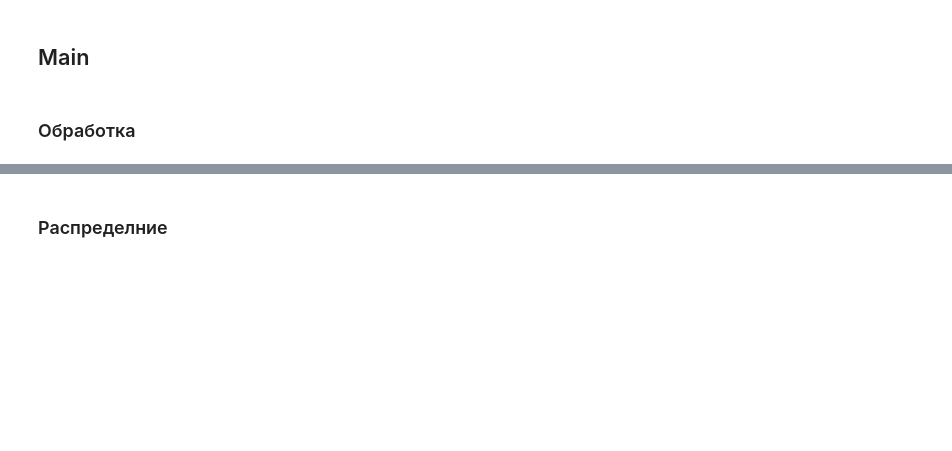
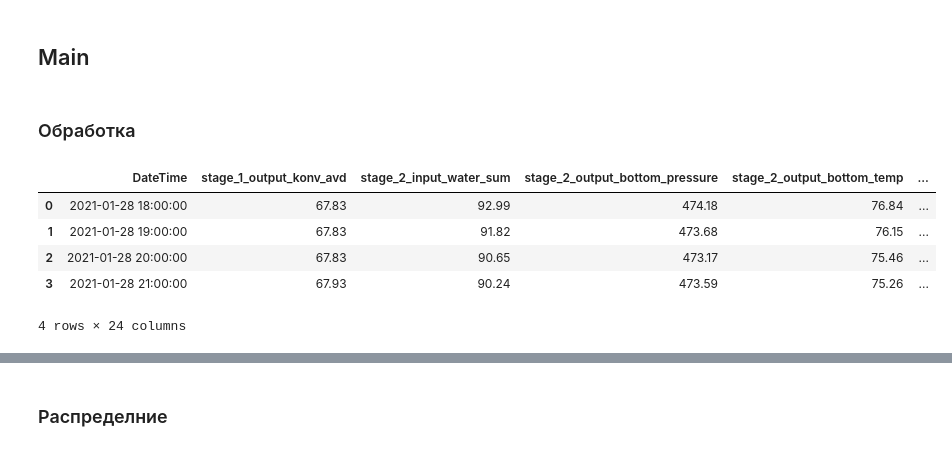
Before and after one commit to nericovich/project, a Jupyter notebook: main.ipynb, the cells around one changed output, grey strips where cells are left out. Saved outputs shown, nothing was run; the diff lists cells and outputs as text; code cells hidden in the pictures; blank space fills up the shorter version.

```diff
--- a/main.ipynb
+++ b/main.ipynb
@@ -11,10 +11,19 @@ import pandas as pd
 import seaborn as sns
 from scipy.stats import mannwhitneyu, ttest_ind, shapiro
 # %%
-df = pd.read_csv('/content/drive/MyDrive/АД  2  Экология/data.csv', sep=',', skipinitialspace=True)
+df = pd.read_csv('data.csv', sep=',', decimal='.', skipinitialspace=True)
 # %% [markdown]
 ## Main
 # %% [markdown]
 ### Обработка
 # %%
 df.columns = df.columns.str.lower().str.replace(' ', '_')
+# %%
+df.head(4)
+# %% [output]
+|  | DateTime | stage_1_output_konv_avd | stage_2_input_water_sum | stage_2_output_bottom_pressure | stage_2_output_bottom_temp | ... |
+| 0 | 2021-01-28 18:00:00 | 67.83 | 92.99 | 474.18 | 76.84 | ... |
+| 1 | 2021-01-28 19:00:00 | 67.83 | 91.82 | 473.68 | 76.15 | ... |
+| 2 | 2021-01-28 20:00:00 | 67.83 | 90.65 | 473.17 | 75.46 | ... |
+| 3 | 2021-01-28 21:00:00 | 67.93 | 90.24 | 473.59 | 75.26 | ... |
+4 rows × 24 columns
```
Also changed, not shown: parts of 3 cells of this notebook.
